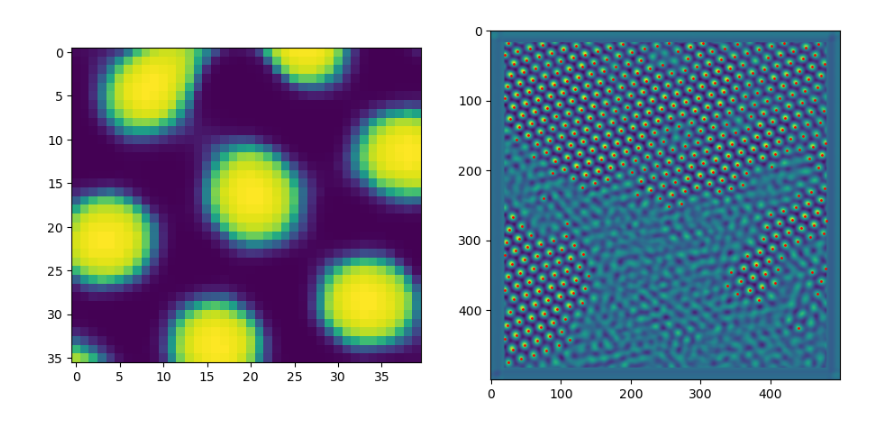
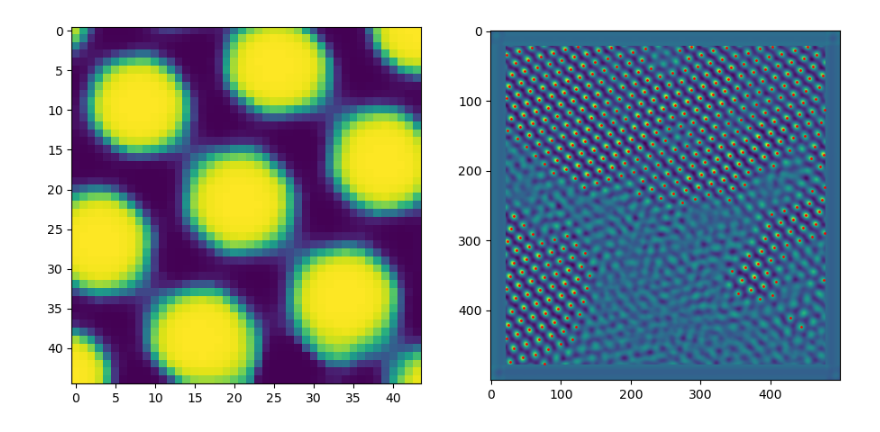
Before and after one commit to GallagherSurfaceLab/summer_26, a Jupyter notebook: template_matching_mst.ipynb, the cells around one changed output. Cells and saved outputs as stored; diff of their text form; code cells hidden in the pictures.

```diff
--- a/template_matching_mst.ipynb
+++ b/template_matching_mst.ipynb
@@ -22,7 +22,7 @@ f = r"sample_scale_53.png"
 # GRAYSCALE PROCESS
 # =====================
 dsize = 11
-cutoff = 0.3
+cutoff = 0.5
 
 # =====================
 # VORONOI
@@ -77,0 +32,33 @@ Text(0.5, 1.0, 'Inverted Gray Scale Image')
+# %%
+img = img_file(f)
+img.load()
+
+img2d = img.img if img.img.ndim == 2 else img.img.mean(axis = 2)
+row_means = img2d.mean(axis = 1)
+row_devs = np.abs(img2d - row_means[:, None])
+
+max_dev_per_row = row_devs.max(axis = 1)
+threshold = max_dev_per_row.mean() + max_dev_per_row.std()
+scarred_rows = max_dev_per_row > threshold
+
+mask = np.zeros(img2d.shape, dtype = bool)
+mask [scarred_rows, :] = True
+
+inpainted = np.stack([inpaint_biharmonic(img.img[..., c], mask) for c in range(img.img.shape[2])], axis = -1)
+source = (inpainted if hasattr(img, 'inpainted') else img.img)
+img.img_blurred = filters.gaussian(source, sigma = 3, channel_axis = -1 if source.ndim == 3 else None)
+image_gray = np.dot(img.img_blurred[..., :3], [0.2989, 0.5870, 0.1140])
+image_norm = (image_gray - image_gray.min()) / (image_gray.max() - image_gray.min())
+
+cmap = cm.get_cmap('afmhot')
+colored_image = cmap(image_norm)
+img_gr = gray_process(colored_image, dsize = dsize, cutoff = cutoff)
+
+fig, ax = plt.subplots(1, 2, figsize = (11, 6))
+im0 = ax[0].imshow(img_gr, cmap = 'gray')
+ax[0].set_title('Gray Scale Image')
+im1 = ax[1].imshow(util.invert(img_gr), cmap = 'gray')
+ax[1].set_title('Inverted Gray Scale Image')
+
+fig.colorbar(im0, ax = ax[0], shrink = 0.6)
+fig.colorbar(im1, ax = ax[1], shrink = 0.6)
@@ -78,18 +68,19 @@ Text(0.5, 1.0, 'Inverted Gray Scale Image')
 # %%
 image = 255 - img_gr
-pore = image[59:95, 70:110]
-#pore = io.imread('example_temp.png')
+pore = image[83:128, 78:122]
 
+
+# Convert to grayscale if not already
 if pore.ndim == 3:
-    pore = np.dot(pore[..., :3], [0.2989, 0.5890, 0.1140])
+    pore = np.dot(pore[..., :3], [0.2989, 0.5870, 0.1140])
 
 result = match_template(image, pore, pad_input = True)
 peaks = peak_local_max(result, min_distance = 10, threshold_rel = 0.5)
 
 fig, ax = plt.subplots(1, 2, figsize = (11, 6))
 im0 = ax[0].imshow(pore)
 im1 = ax[1].imshow(result)
 plt.plot(peaks[:, 1], peaks[:, 0], 'o', markeredgecolor = 'r', markersize = '1')
 plt.imsave('example_temp.png', pore)
 # %% [output]
-[figure, old version]
+[figure, new version]
```
Also changed, not shown: parts of 5 cells of this notebook, 1 other file.
